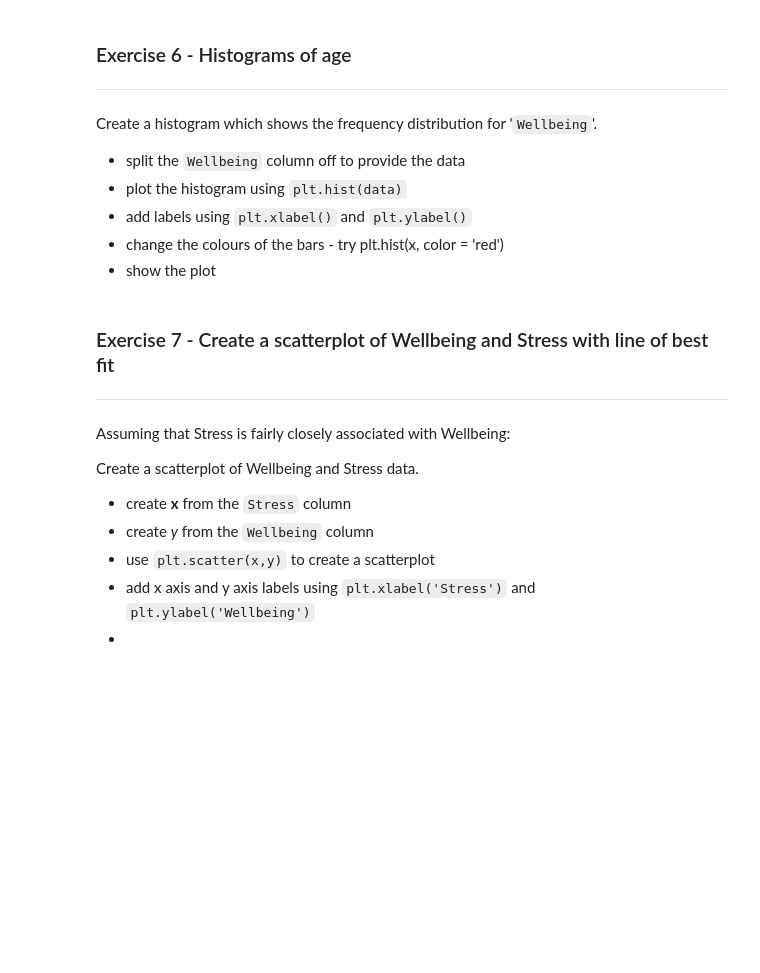
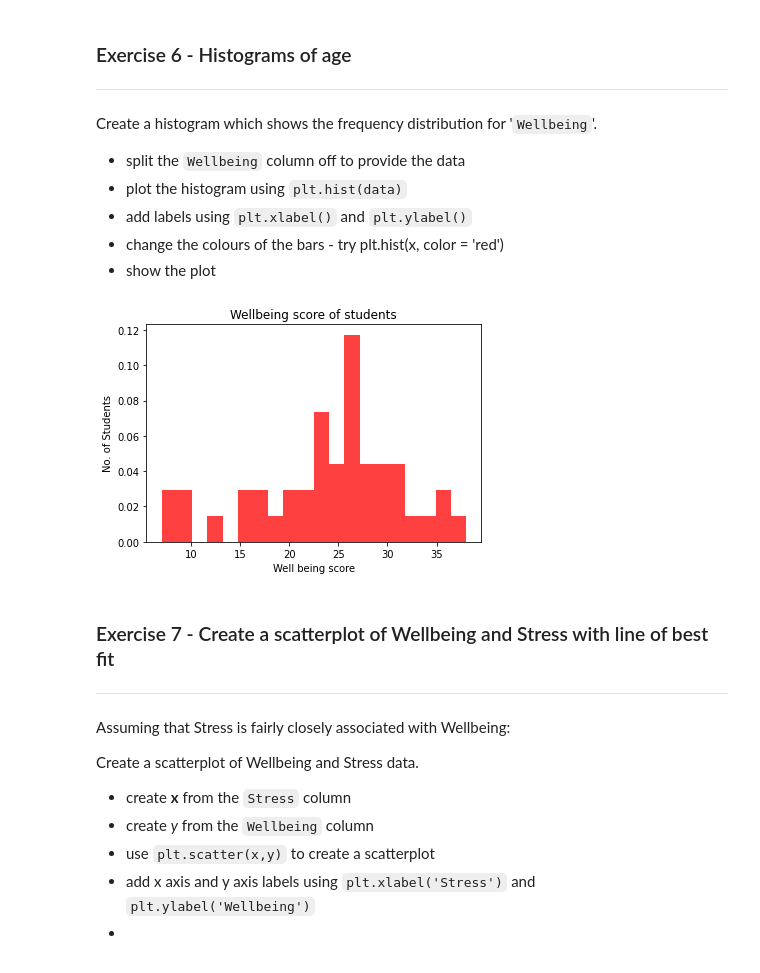
Before and after one commit to JaySanthanam/Programming-for-data, a Jupyter notebook: Worksheets/7_1_Visualisation_with_matplotlib.ipynb, the cells around one changed output. Drawn from its saved outputs; the diff is of its cells as text; code cells hidden in the pictures; blank space fills up the shorter version.

```diff
--- a/Worksheets/7_1_Visualisation_with_matplotlib.ipynb
+++ b/Worksheets/7_1_Visualisation_with_matplotlib.ipynb
@@ -254,6 +254,14 @@ Create a histogram which shows the frequency distribution for '`Wellbeing`'.
 * add labels using `plt.xlabel()` and `plt.ylabel()`
 * change the colours of the bars - try plt.hist(x, color = 'red')
 * show the plot
+# %%
+plt.hist(well_data, 20, density=True, facecolor='r', alpha= 0.75)
+plt.xlabel("Well being score")
+plt.ylabel("No. of Students")
+plt.title("Wellbeing score of students")
+plt.show()
+# %% [output]
+[figure, added]
 # %% [markdown]
 ### Exercise 7 - Create a scatterplot of Wellbeing and Stress with line of best fit
 ---
```
